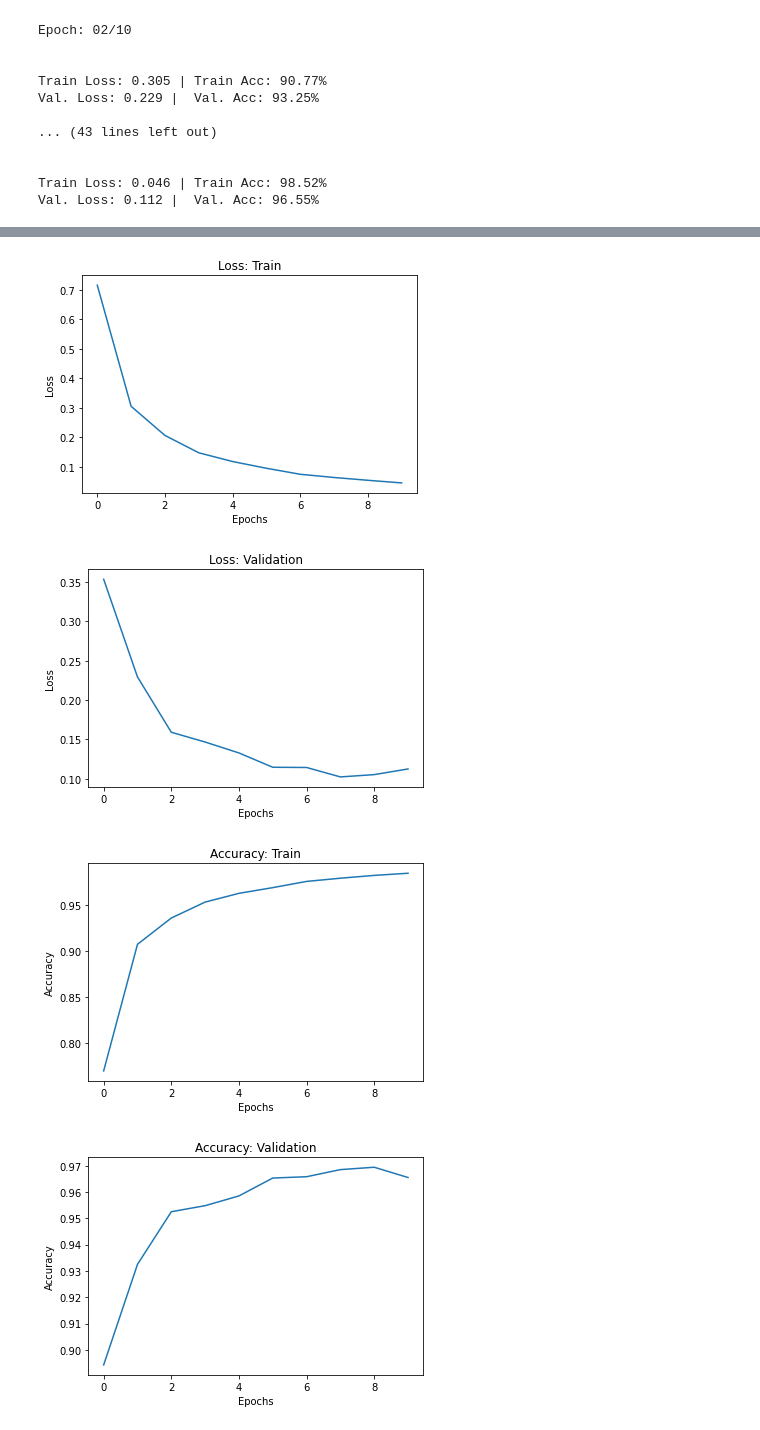
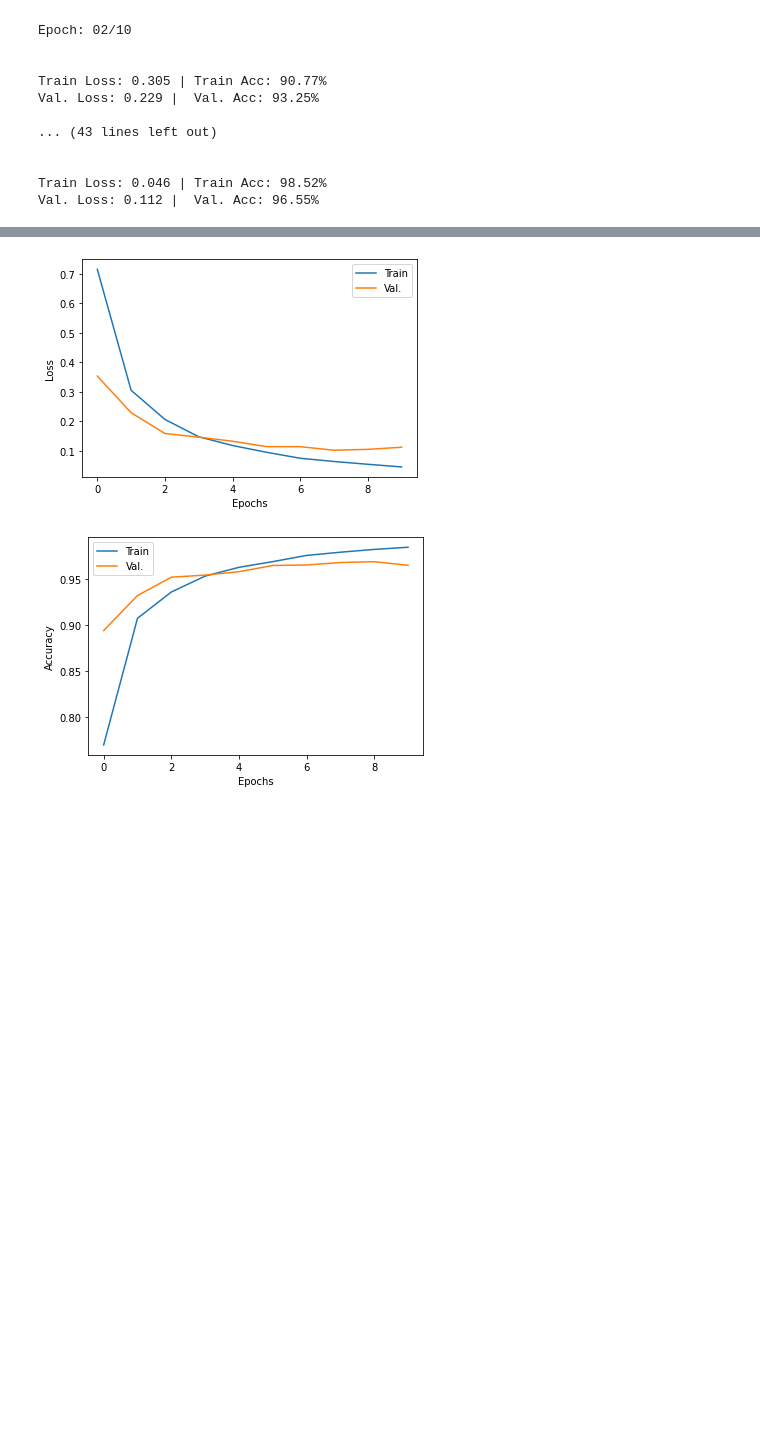
Before and after one commit to hrshtv/pytorch-lmu, a Jupyter notebook: examples/lmu_psmnist.ipynb, the cells around one changed output, grey strips where cells are left out. Saved outputs shown, nothing was run; the diff lists cells and outputs as text; code cells hidden in the pictures; blank space fills up the shorter version.

```diff
--- a/examples/lmu_psmnist.ipynb
+++ b/examples/lmu_psmnist.ipynb
@@ -353,9 +351,6 @@ def train(model, loader, optimizer, criterion):
     for batch, labels in tqdm(loader):
 
         torch.cuda.empty_cache()
-
-        if batch.size(0) != N_b:
-            continue
 
         batch = batch.to(DEVICE)
         labels = labels.long().to(DEVICE)
@@ -393,9 +388,6 @@ def validate(model, loader, criterion):
         for batch, labels in tqdm(loader):
 
             torch.cuda.empty_cache()
-
-            if batch.size(0) != N_b:
-                continue
 
             batch = batch.to(DEVICE)
             labels = labels.long().to(DEVICE)
@@ -524,31 +496,19 @@ We can see that the network is achieving $> 96$% accuracy, which is state of the
 # %%
 # Learning curves
 
-plt.plot(range(len(train_losses)), train_losses)
-plt.title("Loss: Train")
+plt.plot(range(N_epochs), train_losses)
+plt.plot(range(N_epochs), val_losses)
 plt.ylabel("Loss")
 plt.xlabel("Epochs")
+plt.legend(["Train", "Val."])
 plt.show()
 
-plt.plot(range(len(val_losses)), val_losses)
-plt.title("Loss: Validation")
-plt.ylabel("Loss")
-plt.xlabel("Epochs")
-plt.show()
-
-plt.plot(range(len(train_accs)), train_accs)
-plt.title("Accuracy: Train")
+plt.plot(range(N_epochs), train_accs)
+plt.plot(range(N_epochs), val_accs)
 plt.ylabel("Accuracy")
 plt.xlabel("Epochs")
+plt.legend(["Train", "Val."])
 plt.show()
-
-plt.plot(range(len(val_accs)), val_accs)
-plt.title("Accuracy: Validation")
-plt.ylabel("Accuracy")
-plt.xlabel("Epochs")
-plt.show()
 # %% [output]
-[figure, old version]
+[figure, new version]
-[figure, old version]
+[figure, new version]
-[figure, removed]
-[figure, removed]
```
Also changed, not shown: parts of 5 cells of this notebook.
